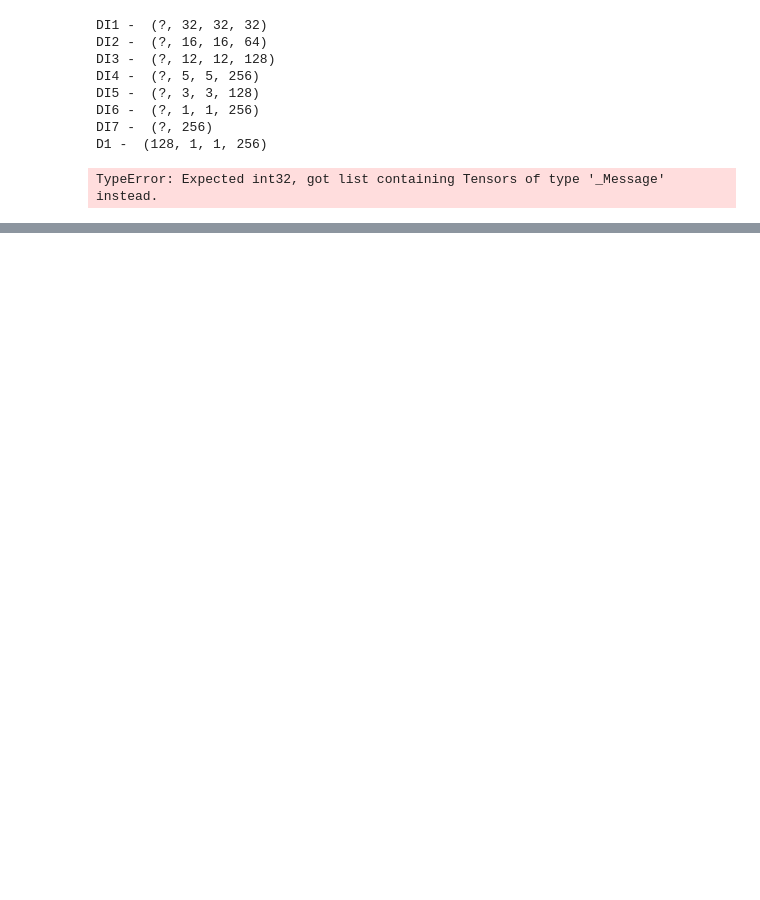
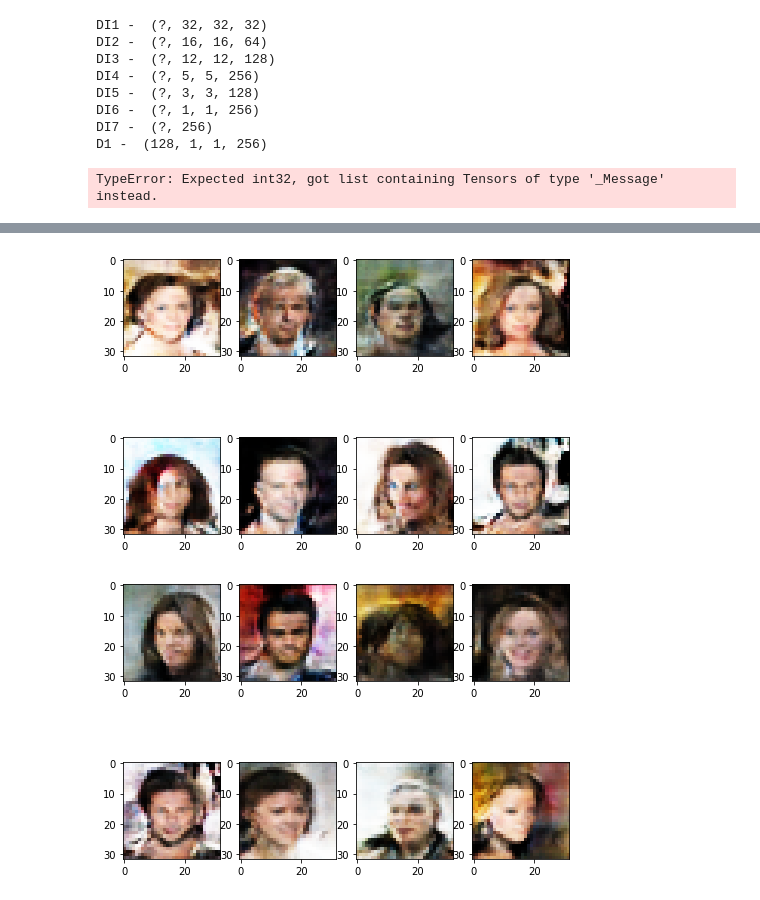
Before and after one commit to sjayakum/csci599-final-project, a Jupyter notebook: cvae_gan/VAE-GAN.ipynb, the cells around one changed output, grey strips where cells are left out. Saved outputs shown, nothing was run; the diff lists cells and outputs as text; code cells hidden in the pictures; blank space fills up the shorter version.

```diff
--- a/cvae_gan/VAE-GAN.ipynb
+++ b/cvae_gan/VAE-GAN.ipynb
@@ -173,8 +173,8 @@ class VAEGAN():
         self.input_tensor = tf.placeholder(tf.float32, [None, 32, 32, 3])
 
         with arg_scope([layers.conv2d, layers.conv2d_transpose],
-                       activation_fn=concat_elu,
-                       #activation_fn=tf.nn.elu,
+                       #activation_fn=concat_elu,
+                       activation_fn=tf.nn.elu,
                        normalizer_fn=layers.batch_norm,
                        normalizer_params={'scale': True}):
 
@@ -452,5 +470,8 @@ with tf.device('/gpu:0'):
             plt.xlim([0, max_epoch])
             plt.show()
 # %%
-for i in range(10):
+for i in range(2):
     model.generate_and_show_images(batch_size)
+# %% [output]
+[figure, added]
+[figure, added]
```
Also changed, not shown: parts of 2 cells of this notebook.
